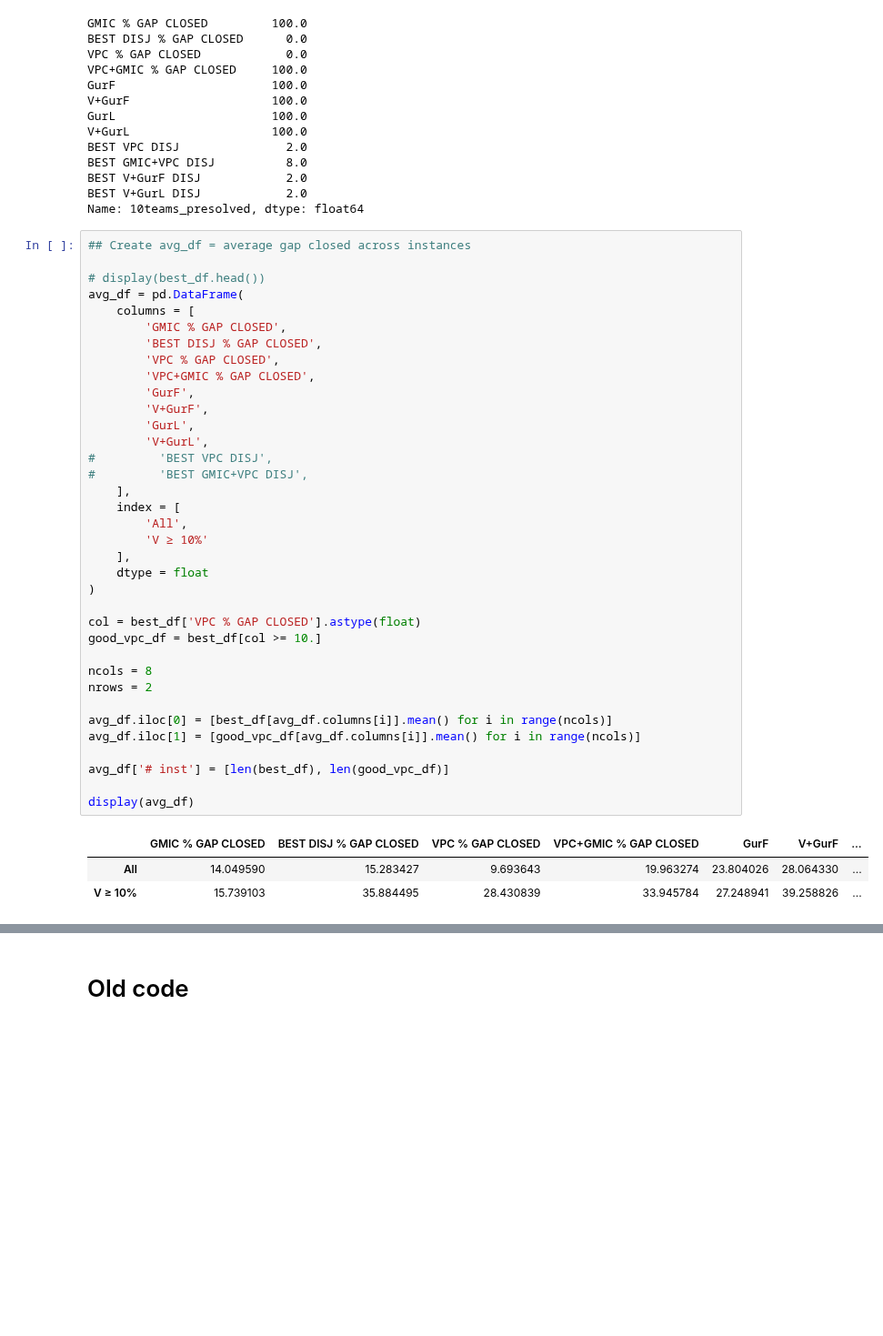
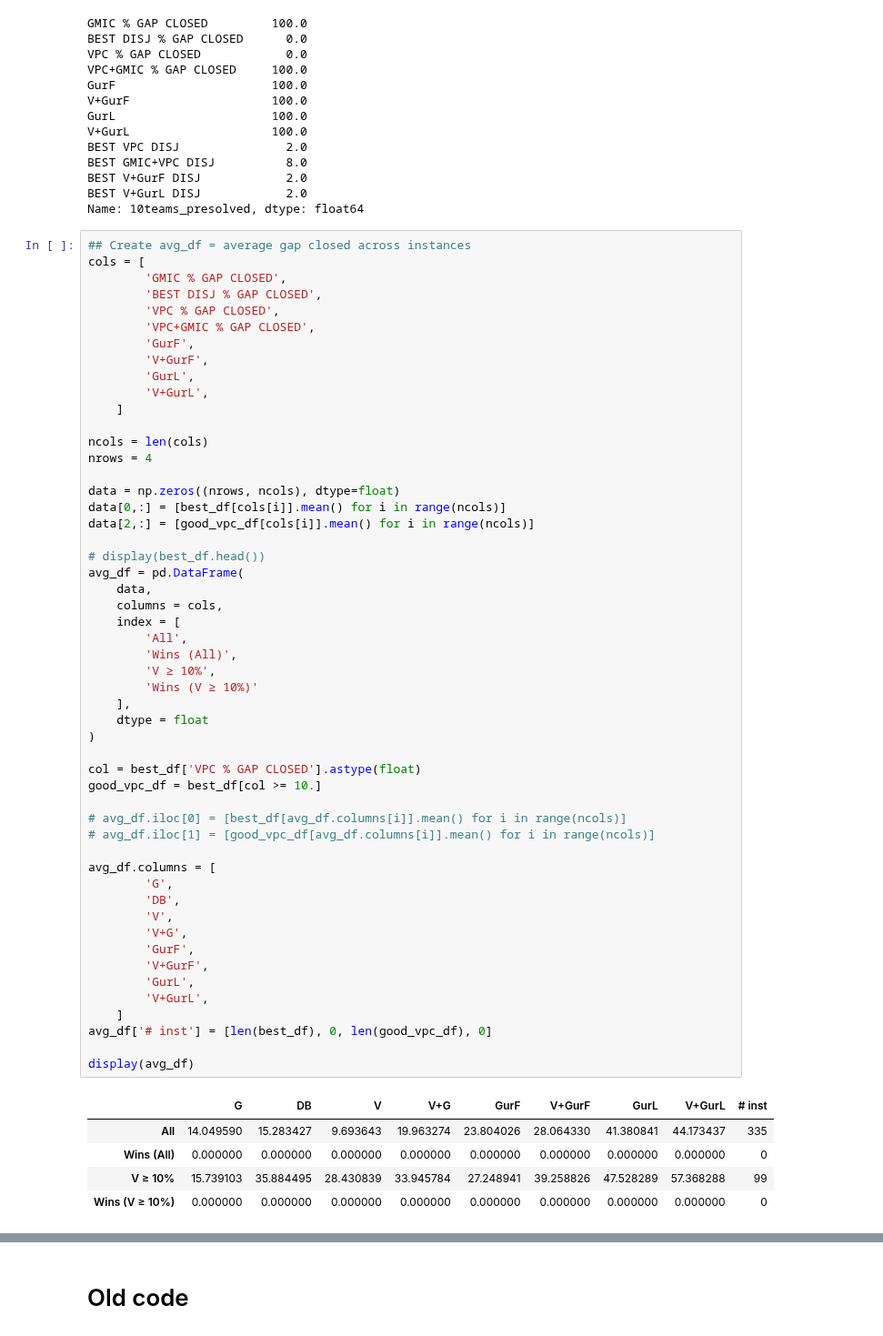
Before and after one commit to akazachk/vpc, a Jupyter notebook: plots/plots.ipynb, the cells around one changed output, grey strips where cells are left out. Shown at 91% size. Cells and saved outputs as stored; diff of their text form; blank space fills up the shorter version.

Commit message:
Calculate number of wins for each column for Table 1

```diff
--- a/plots/plots.ipynb
+++ b/plots/plots.ipynb
@@ -569,41 +569,59 @@ BEST V+GurL DISJ            2.0
 Name: 10teams_presolved, dtype: float64
 # %%
 ## Create avg_df = average gap closed across instances
-
-# display(best_df.head())
-avg_df = pd.DataFrame(
-    columns = [
+cols = [
         'GMIC % GAP CLOSED',
         'BEST DISJ % GAP CLOSED',
         'VPC % GAP CLOSED',
         'VPC+GMIC % GAP CLOSED',
         'GurF',
         'V+GurF',
         'GurL',
         'V+GurL',
-#         'BEST VPC DISJ',
-#         'BEST GMIC+VPC DISJ',
-    ],
+    ]
+
+ncols = len(cols)
+nrows = 4
+
+data = np.zeros((nrows, ncols), dtype=float)
+data[0,:] = [best_df[cols[i]].mean() for i in range(ncols)]
+data[2,:] = [good_vpc_df[cols[i]].mean() for i in range(ncols)]
+
+# display(best_df.head())
+avg_df = pd.DataFrame(
+    data,
+    columns = cols,
     index = [
         'All',
-        'V ≥ 10%'
+        'Wins (All)',
+        'V ≥ 10%',
+        'Wins (V ≥ 10%)'
     ],
     dtype = float
 )
 
 col = best_df['VPC % GAP CLOSED'].astype(float)
 good_vpc_df = best_df[col >= 10.]
 
-ncols = 8
-nrows = 2
+# avg_df.iloc[0] = [best_df[avg_df.columns[i]].mean() for i in range(ncols)]
+# avg_df.iloc[1] = [good_vpc_df[avg_df.columns[i]].mean() for i in range(ncols)]
 
-avg_df.iloc[0] = [best_df[avg_df.columns[i]].mean() for i in range(ncols)]
-avg_df.iloc[1] = [good_vpc_df[avg_df.columns[i]].mean() for i in range(ncols)]
-
-avg_df['# inst'] = [len(best_df), len(good_vpc_df)]
+avg_df.columns = [
+        'G',
+        'DB',
+        'V',
+        'V+G',
+        'GurF',
+        'V+GurF',
+        'GurL',
+        'V+GurL',
+    ]
+avg_df['# inst'] = [len(best_df), 0, len(good_vpc_df), 0]
 
 display(avg_df)
 # %% [output]
-|  | GMIC % GAP CLOSED | BEST DISJ % GAP CLOSED | VPC % GAP CLOSED | VPC+GMIC % GAP CLOSED | GurF | V+GurF | ... |
-| All | 14.049590 | 15.283427 | 9.693643 | 19.963274 | 23.804026 | 28.064330 | ... |
-| V ≥ 10% | 15.739103 | 35.884495 | 28.430839 | 33.945784 | 27.248941 | 39.258826 | ... |
+|  | G | DB | V | V+G | GurF | V+GurF | GurL | V+GurL | # inst |
+| All | 14.049590 | 15.283427 | 9.693643 | 19.963274 | 23.804026 | 28.064330 | 41.380841 | 44.173437 | 335 |
+| Wins (All) | 0.000000 | 0.000000 | 0.000000 | 0.000000 | 0.000000 | 0.000000 | 0.000000 | 0.000000 | 0 |
+| V ≥ 10% | 15.739103 | 35.884495 | 28.430839 | 33.945784 | 27.248941 | 39.258826 | 47.528289 | 57.368288 | 99 |
+| Wins (V ≥ 10%) | 0.000000 | 0.000000 | 0.000000 | 0.000000 | 0.000000 | 0.000000 | 0.000000 | 0.000000 | 0 |
```
Also changed, not shown: parts of 1 cell of this notebook.
